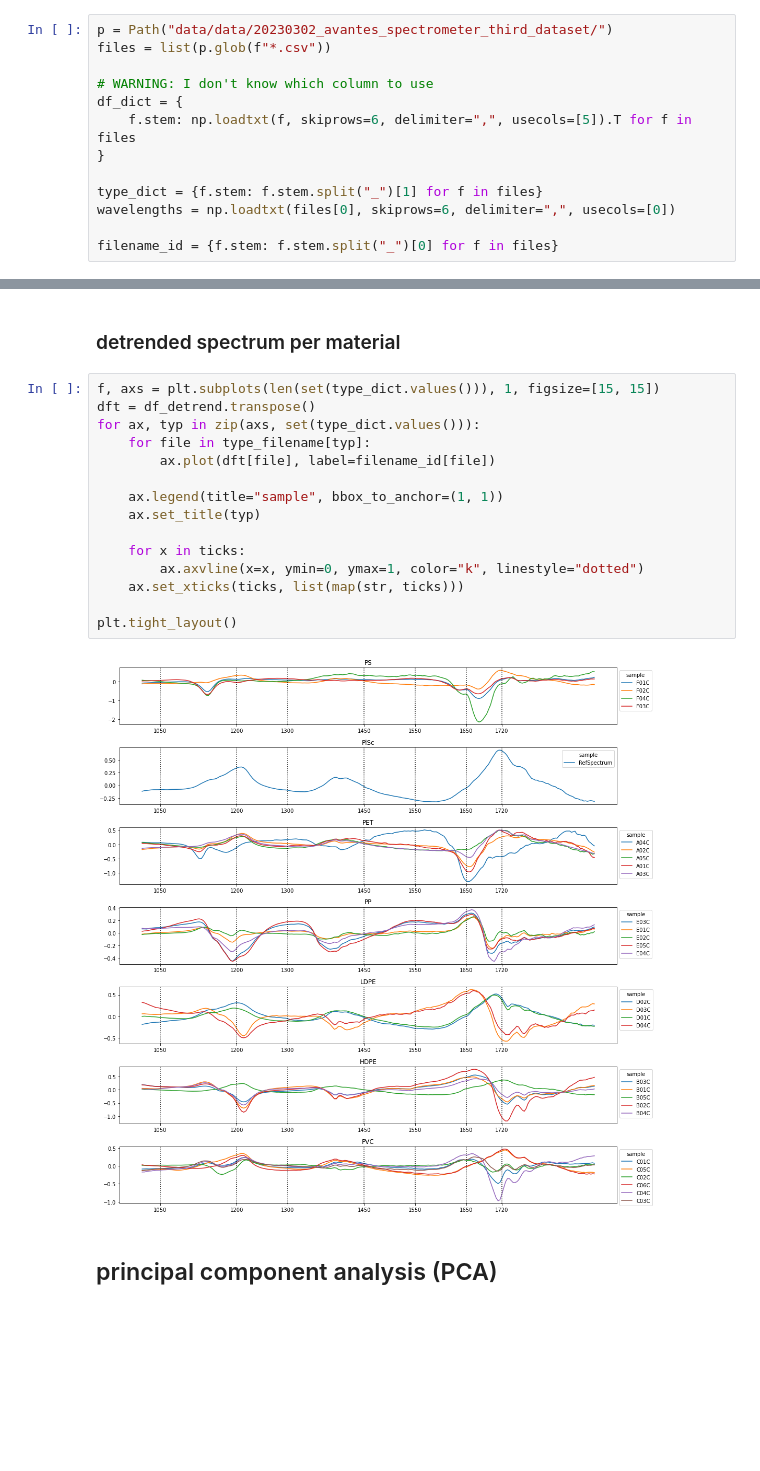
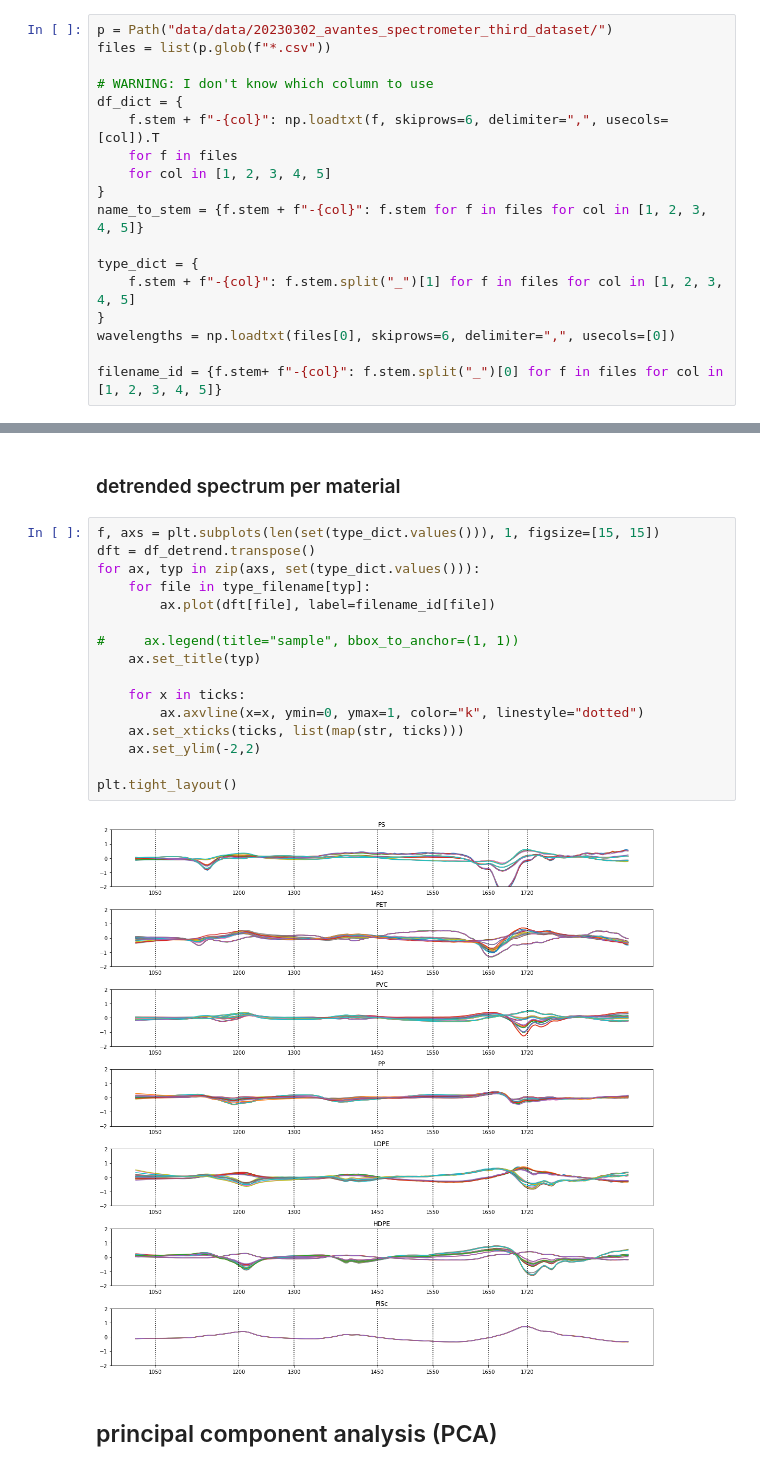
Before and after one commit to JoostScheffer/PlasticScanner_NIR_Analysis, a Jupyter notebook: analysis_of_third_avantes_dataset.ipynb, the cells around one changed output, grey strips where cells are left out. Saved outputs shown, nothing was run; the diff lists cells and outputs as text; blank space fills up the shorter version.

```diff
--- a/analysis_of_third_avantes_dataset.ipynb
+++ b/analysis_of_third_avantes_dataset.ipynb
@@ -44,13 +45,18 @@ files = list(p.glob(f"*.csv"))
 
 # WARNING: I don't know which column to use
 df_dict = {
-    f.stem: np.loadtxt(f, skiprows=6, delimiter=",", usecols=[5]).T for f in files
+    f.stem + f"-{col}": np.loadtxt(f, skiprows=6, delimiter=",", usecols=[col]).T
+    for f in files
+    for col in [1, 2, 3, 4, 5]
 }
+name_to_stem = {f.stem + f"-{col}": f.stem for f in files for col in [1, 2, 3, 4, 5]}
 
-type_dict = {f.stem: f.stem.split("_")[1] for f in files}
+type_dict = {
+    f.stem + f"-{col}": f.stem.split("_")[1] for f in files for col in [1, 2, 3, 4, 5]
+}
 wavelengths = np.loadtxt(files[0], skiprows=6, delimiter=",", usecols=[0])
 
-filename_id = {f.stem: f.stem.split("_")[0] for f in files}
+filename_id = {f.stem+ f"-{col}": f.stem.split("_")[0] for f in files for col in [1, 2, 3, 4, 5]}
 # %%
 # from https://stackoverflow.com/a/45496015
 def reverse_non_unique_mapping(d):
@@ -245,20 +251,21 @@ plt.show()
 # %%
 f, axs = plt.subplots(len(set(type_dict.values())), 1, figsize=[15, 15])
 dft = df_detrend.transpose()
 for ax, typ in zip(axs, set(type_dict.values())):
     for file in type_filename[typ]:
         ax.plot(dft[file], label=filename_id[file])
 
-    ax.legend(title="sample", bbox_to_anchor=(1, 1))
+#     ax.legend(title="sample", bbox_to_anchor=(1, 1))
     ax.set_title(typ)
 
     for x in ticks:
         ax.axvline(x=x, ymin=0, ymax=1, color="k", linestyle="dotted")
     ax.set_xticks(ticks, list(map(str, ticks)))
+    ax.set_ylim(-2,2)
 
 plt.tight_layout()
 # %% [output]
-[figure, old version]
+[figure, new version]
 # %% [markdown]
 ## principal component analysis (PCA)
 # %%
```
Also changed, not shown: parts of 11 cells of this notebook, 13 other files.
